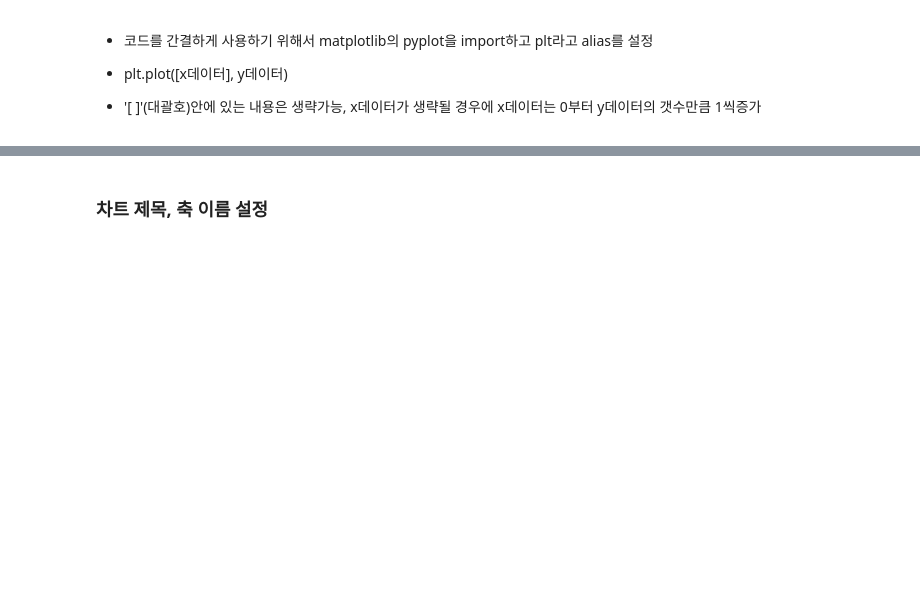
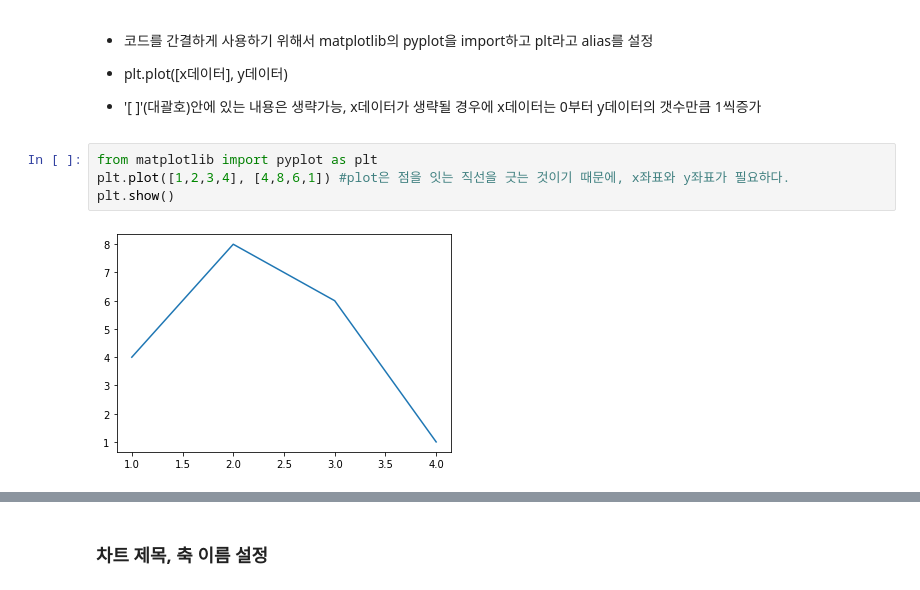
Before and after one commit to zangsu/AI_Hub, a Jupyter notebook: 2022_Mobile_AI_AIHUB/matplotlib.ipynb, the cells around one changed output, grey strips where cells are left out. Drawn from its saved outputs; the diff is of its cells as text; blank space fills up the shorter version.

Commit message:
Study matplot

```diff
--- a/2022_Mobile_AI_AIHUB/matplotlib.ipynb
+++ b/2022_Mobile_AI_AIHUB/matplotlib.ipynb
@@ -13,3 +13,9 @@
 * plt.plot([x데이터], y데이터)
 
 * '[ ]'(대괄호)안에 있는 내용은 생략가능, x데이터가 생략될 경우에 x데이터는 0부터 y데이터의 갯수만큼 1씩증가
+# %%
+from matplotlib import pyplot as plt
+plt.plot([1,2,3,4], [4,8,6,1]) #plot은 점을 잇는 직선을 긋는 것이기 때문에, x좌표와 y좌표가 필요하다.
+plt.show()
+# %% [output]
+[figure, added]
```
Also changed, not shown: parts of 12 cells of this notebook.
